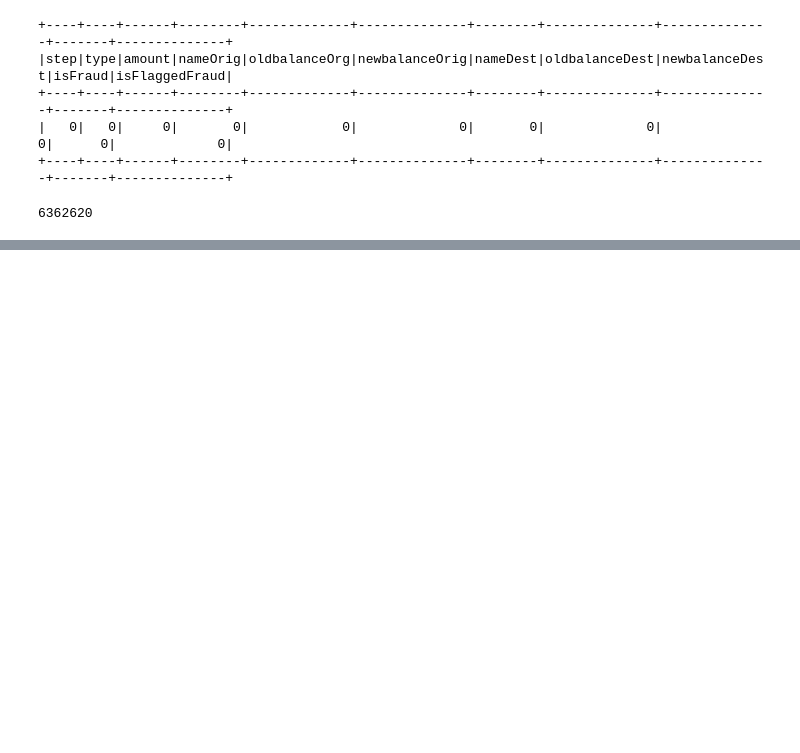
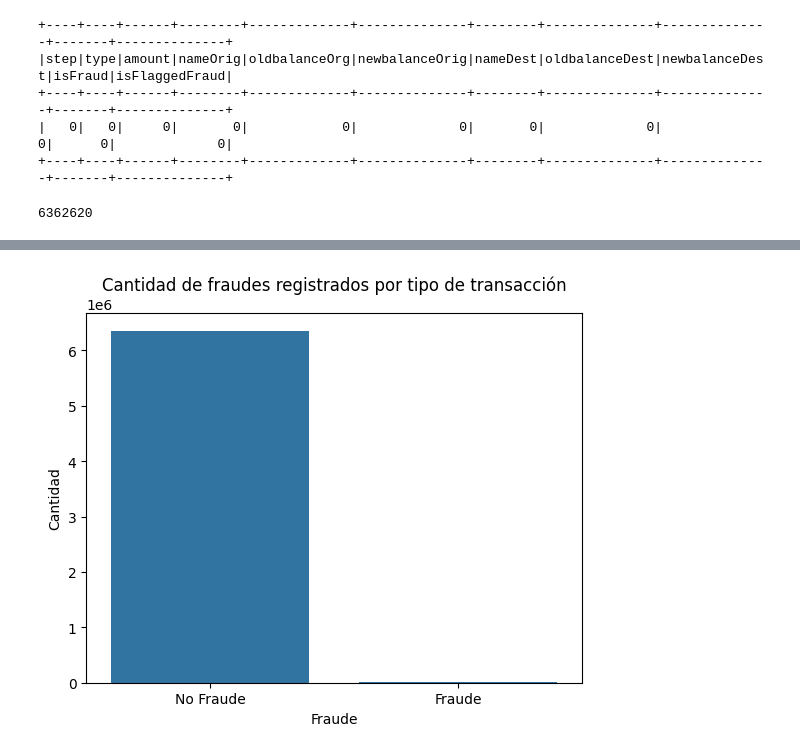
Before and after one commit to Branlut/fraud-detection, a Jupyter notebook: fraud.ipynb, the cells around one changed output, grey strips where cells are left out. Cells and saved outputs as stored; diff of their text form; code cells hidden in the pictures; blank space fills up the shorter version.

```diff
--- a/fraud.ipynb
+++ b/fraud.ipynb
@@ -93 +109,10 @@ print(corr_df)
+# %%
+sns.barplot(data=fraud_count,x='isFraud',y='count')
+plt.title('Cantidad de fraudes registrados por tipo de transacción')
+plt.xlabel('Fraude')
+plt.ylabel('Cantidad')
+plt.xticks([0,1],['No Fraude','Fraude'])
+plt.show()
+# %% [output]
+[figure, added]
 # %%
```
Also changed, not shown: parts of 11 cells of this notebook.
